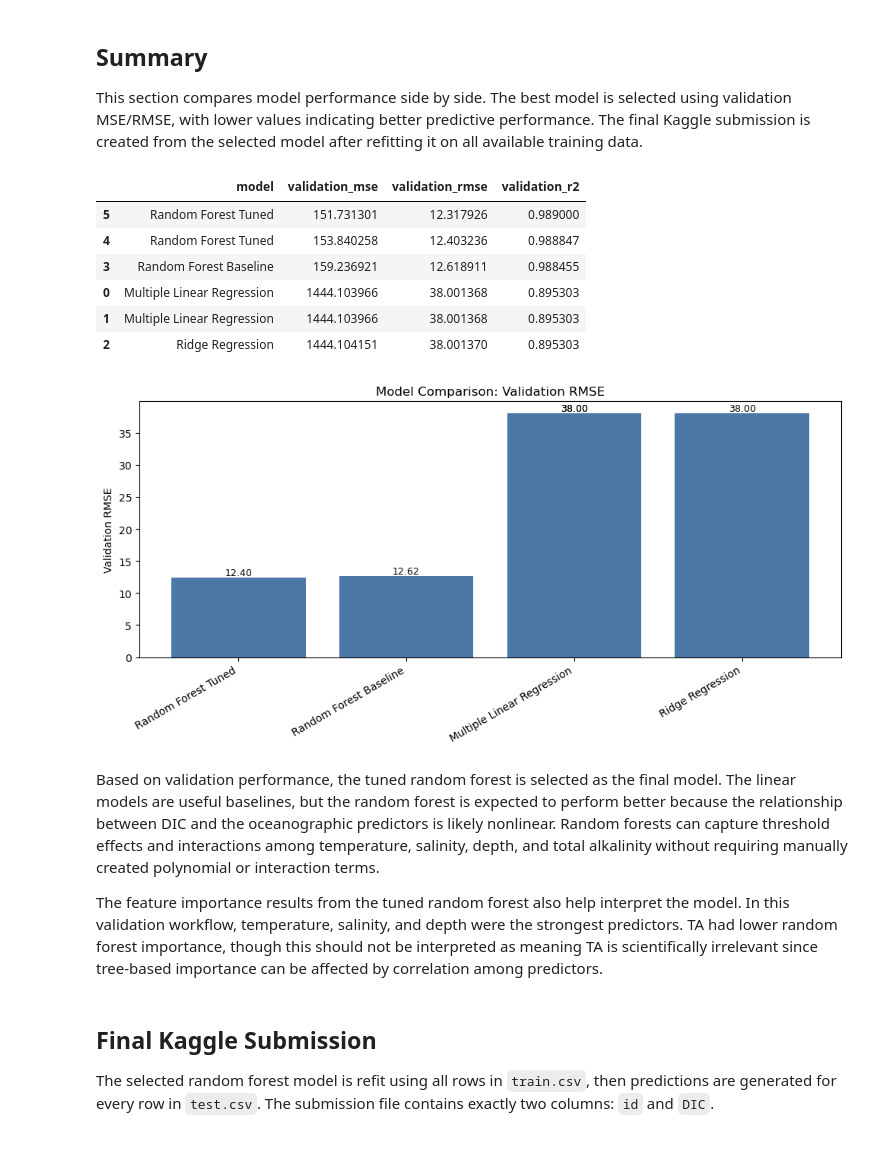
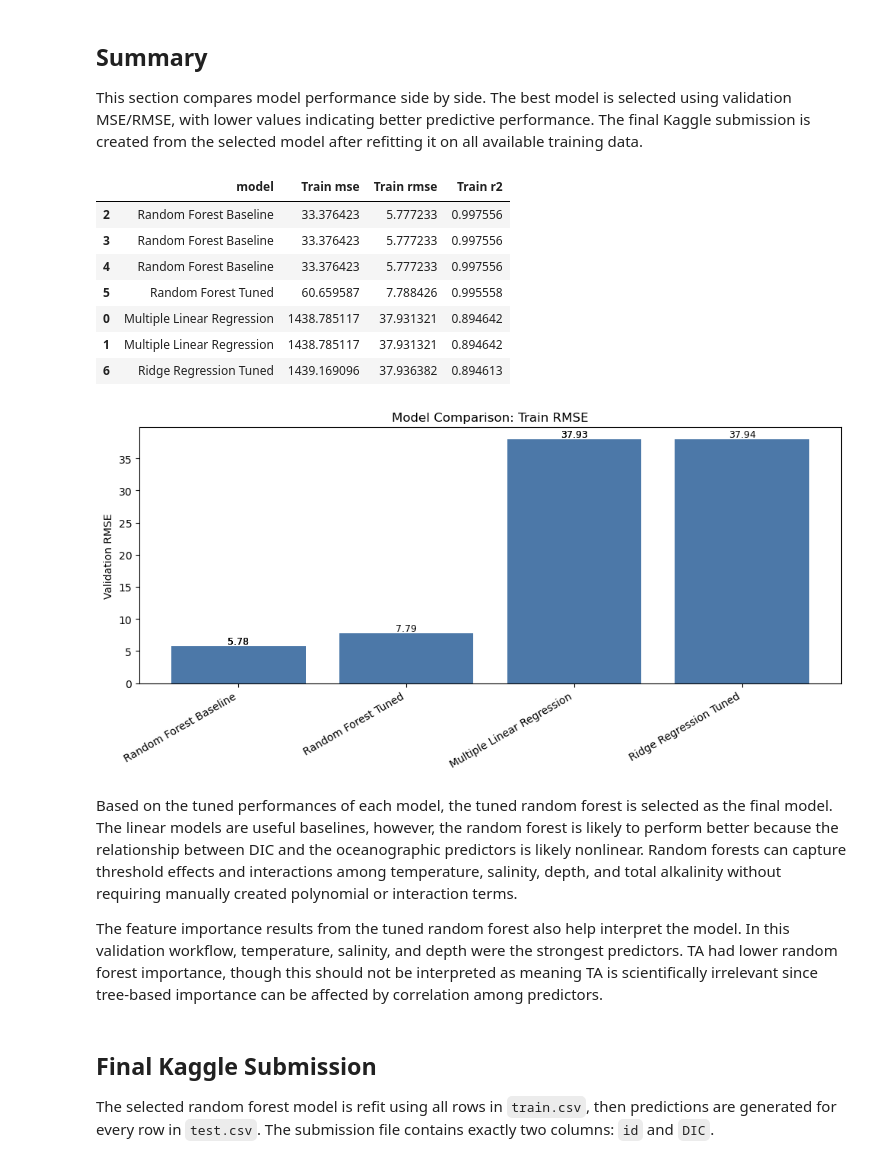
Before and after one commit to vedikaS-byte/eds-232-kaggle-competition, a Jupyter notebook: kaggle-notebook-competition.ipynb, the cells around one changed output. Drawn from its saved outputs; the diff is of its cells as text; code cells hidden in the pictures.

Commit message:
Updated ridge regression evaluate model results + cleaning notebook and writing up submission results.

```diff
--- a/kaggle-notebook-competition.ipynb
+++ b/kaggle-notebook-competition.ipynb
@@ -263,3 +245,13 @@ print("Best CV MSE:", -ridge_search.best_score_)  # Ridge comparison number
 # %% [output]
 Best alpha: 25.595479226995334
 Best CV MSE: 1601.6905703329028
+# %%
+# Extract the best parameters for the model and evaluate
+ridge_regression_tuned_results = evaluate_model("Ridge Regression Tuned", ridge_search, X_train_scaled, y)
+model_results.append(ridge_regression_tuned_results)
+
+print("Tuned Ridge Regression Performance")
+print("Best parameters:", ridge_search.best_params_)
+print(f"Train MSE:  {ridge_regression_tuned_results['Train mse']:.4f}")
+print(f"Train RMSE: {ridge_regression_tuned_results['Train rmse']:.4f}")
+print(f"Train R²:   {ridge_regression_tuned_results['Train r2']:.4f}")
@@ -322,11 +322,11 @@ rf_param_grid = {
     "min_samples_split": [2, 3, 5],
     "min_samples_leaf": [1, 2],
     "max_features": ["sqrt", 1.0],
-} # validation RMSE
+}
 
 # Create parameter grid for RF regression model
 rf_grid = GridSearchCV(
-    estimator=RandomForestRegressor(random_state=RANDOM_STATE),
+    estimator=RandomForestRegressor(random_state=RANDOM_STATE, oob_score=True),
     param_grid=rf_param_grid,
     cv=5,
     scoring="neg_mean_squared_error",
@@ -340,13 +340,13 @@ rf_grid.fit(X, y)
 # Extract the best parameters for the model and evaluate
 best_rf = rf_grid.best_estimator_
 rf_tuned_results = evaluate_model("Random Forest Tuned", best_rf, X, y)
-model_results.append(rf_tuned_results)y
+model_results.append(rf_tuned_results)
 
 print("Tuned Random Forest Performance")
 print("Best parameters:", rf_grid.best_params_)
-print(f"Validation MSE:  {rf_tuned_results['validation_mse']:.4f}")
-print(f"Validation RMSE: {rf_tuned_results['validation_rmse']:.4f}")
-print(f"Validation R²:   {rf_tuned_results['validation_r2']:.4f}")
+print(f"Train MSE:  {rf_tuned_results['Train mse']:.4f}")
+print(f"Train RMSE: {rf_tuned_results['Train rmse']:.4f}")
+print(f"Train R²:   {rf_tuned_results['Train r2']:.4f}")
 # %% [output]
 Fitting 5 folds for each of 144 candidates, totalling 720 fits
 Tuned Random Forest Performance
@@ -378,45 +385,46 @@ dtype: float64
 
 This section compares model performance side by side. The best model is selected using validation MSE/RMSE, with lower values indicating better predictive performance. The final Kaggle submission is created from the selected model after refitting it on all available training data.
 # %%
-results_df = pd.DataFrame(model_results).sort_values("validation_mse")
+results_df = pd.DataFrame(model_results).sort_values("Train mse")
 results_df
 # %% [output]
-|  | model | validation_mse | validation_rmse | validation_r2 |
-| 5 | Random Forest Tuned | 151.731301 | 12.317926 | 0.989000 |
-| 4 | Random Forest Tuned | 153.840258 | 12.403236 | 0.988847 |
-| 3 | Random Forest Baseline | 159.236921 | 12.618911 | 0.988455 |
-| 0 | Multiple Linear Regression | 1444.103966 | 38.001368 | 0.895303 |
-| 1 | Multiple Linear Regression | 1444.103966 | 38.001368 | 0.895303 |
-| 2 | Ridge Regression | 1444.104151 | 38.001370 | 0.895303 |
+|  | model | Train mse | Train rmse | Train r2 |
+| 2 | Random Forest Baseline | 33.376423 | 5.777233 | 0.997556 |
+| 3 | Random Forest Baseline | 33.376423 | 5.777233 | 0.997556 |
+| 4 | Random Forest Baseline | 33.376423 | 5.777233 | 0.997556 |
+| 5 | Random Forest Tuned | 60.659587 | 7.788426 | 0.995558 |
+| 0 | Multiple Linear Regression | 1438.785117 | 37.931321 | 0.894642 |
+| 1 | Multiple Linear Regression | 1438.785117 | 37.931321 | 0.894642 |
+| 6 | Ridge Regression Tuned | 1439.169096 | 37.936382 | 0.894613 |
 # %%
 # Plot validation RMSE for model comparison
-plot_df = results_df.sort_values("validation_rmse", ascending=True)
+plot_df = results_df.sort_values("Train rmse", ascending=True)
 
 plt.figure(figsize=(10, 5))
-bars = plt.bar(plot_df["model"], plot_df["validation_rmse"], color="#4C78A8")
-plt.ylabel("Validation RMSE")
-plt.title("Model Comparison: Validation RMSE")
+bars = plt.bar(plot_df["model"], plot_df["Train rmse"], color="#4C78A8")
+plt.ylabel("Train RMSE")
+plt.title("Model Comparison: Train RMSE")
 plt.xticks(rotation=30, ha="right")
 
 for i in range(len(bars)):
     bar = bars[i]
-    rmse = plot_df["validation_rmse"].iloc[i]
+    rmse = plot_df["Train rmse"].iloc[i]
 
     plt.text(
         bar.get_x() + bar.get_width() / 2,
         bar.get_height(),
         f"{rmse:.2f}",
         ha="center",
         va="bottom",
         fontsize=9,
     )
 
 plt.tight_layout()
 plt.show()
 # %% [output]
-[figure, old version]
+[figure, new version]
 # %% [markdown]
-Based on validation performance, the tuned random forest is selected as the final model. The linear models are useful baselines, but the random forest is expected to perform better because the relationship between DIC and the oceanographic predictors is likely nonlinear. Random forests can capture threshold effects and interactions among temperature, salinity, depth, and total alkalinity without requiring manually created polynomial or interaction terms.
+Based on the tuned performances of each model, the tuned random forest is selected as the final model. The linear models are useful baselines, however, the random forest is likely to perform better because the relationship between DIC and the oceanographic predictors is likely nonlinear. Random forests can capture threshold effects and interactions among temperature, salinity, depth, and total alkalinity without requiring manually created polynomial or interaction terms.
 
 The feature importance results from the tuned random forest also help interpret the model. In this validation workflow, temperature, salinity, and depth were the strongest predictors. TA had lower random forest importance, though this should not be interpreted as meaning TA is scientifically irrelevant since tree-based importance can be affected by correlation among predictors.
 # %% [markdown]
```
Also changed, not shown: parts of 19 cells of this notebook, 4 other files.
